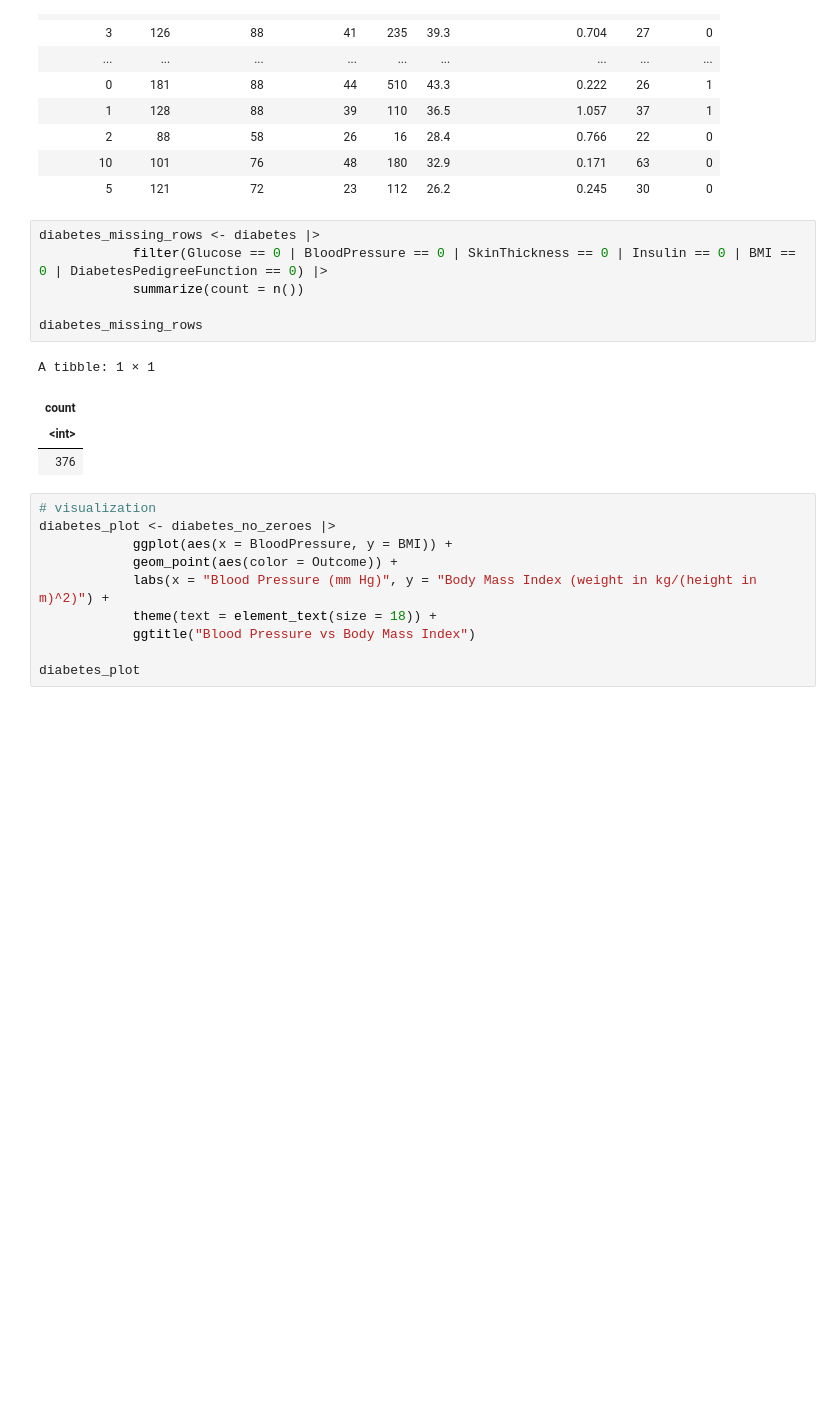
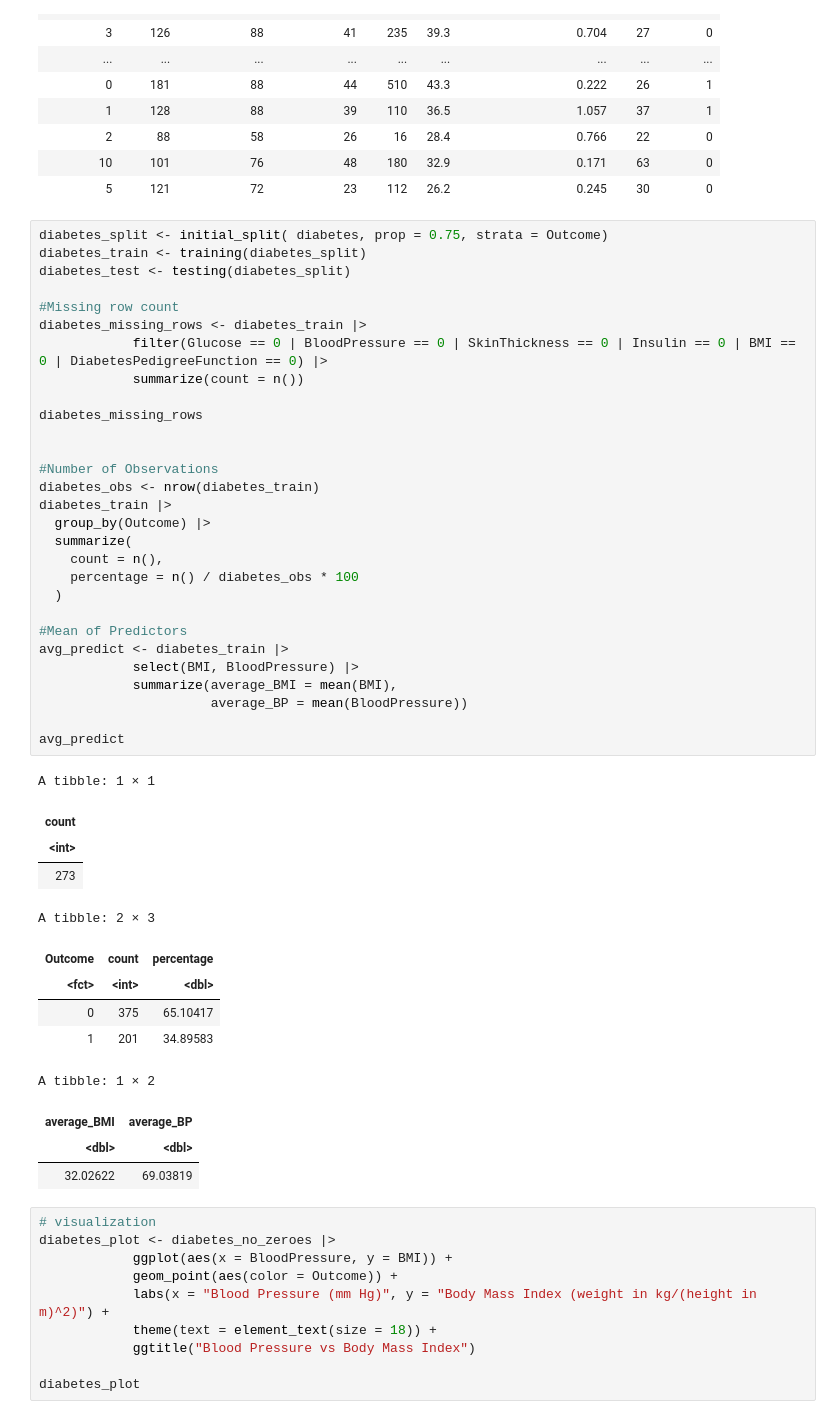
Before and after one commit to kzhang1223/dsci-100-2023s1-group-55, a Jupyter notebook: group_project_proposal_group_55.ipynb, the cells around one changed output. Cells and saved outputs as stored; diff of their text form; blank space fills up the shorter version.

Commit message:
Added the tables

```diff
--- a/group_project_proposal_group_55.ipynb
+++ b/group_project_proposal_group_55.ipynb
@@ -54,16 +73,48 @@ A tibble: 392 × 9
 | 10 | 101 | 76 | 48 | 180 | 32.9 | 0.171 | 63 | 0 |
 | 5 | 121 | 72 | 23 | 112 | 26.2 | 0.245 | 30 | 0 |
 # %%
-diabetes_missing_rows <- diabetes |>
+diabetes_split <- initial_split( diabetes, prop = 0.75, strata = Outcome)
+diabetes_train <- training(diabetes_split)
+diabetes_test <- testing(diabetes_split)
+
+#Missing row count
+diabetes_missing_rows <- diabetes_train |>
             filter(Glucose == 0 | BloodPressure == 0 | SkinThickness == 0 | Insulin == 0 | BMI == 0 | DiabetesPedigreeFunction == 0) |>
             summarize(count = n())
 
 diabetes_missing_rows
+
+
+#Number of Observations
+diabetes_obs <- nrow(diabetes_train)
+diabetes_train |>
+  group_by(Outcome) |>
+  summarize(
+    count = n(),
+    percentage = n() / diabetes_obs * 100
+  )
+
+#Mean of Predictors
+avg_predict <- diabetes_train |>
+            select(BMI, BloodPressure) |>
+            summarize(average_BMI = mean(BMI),
+                      average_BP = mean(BloodPressure))
+
+avg_predict
 # %% [output]
 A tibble: 1 × 1
 | count |
 | <int> |
-| 376 |
+| 273 |
+A tibble: 2 × 3
+| Outcome | count | percentage |
+| <fct> | <int> | <dbl> |
+| 0 | 375 | 65.10417 |
+| 1 | 201 | 34.89583 |
+A tibble: 1 × 2
+| average_BMI | average_BP |
+| <dbl> | <dbl> |
+| 32.02622 | 69.03819 |
 # %%
 # visualization
 diabetes_plot <- diabetes_no_zeroes |>
```
Also changed, not shown: parts of 1 cell of this notebook.
